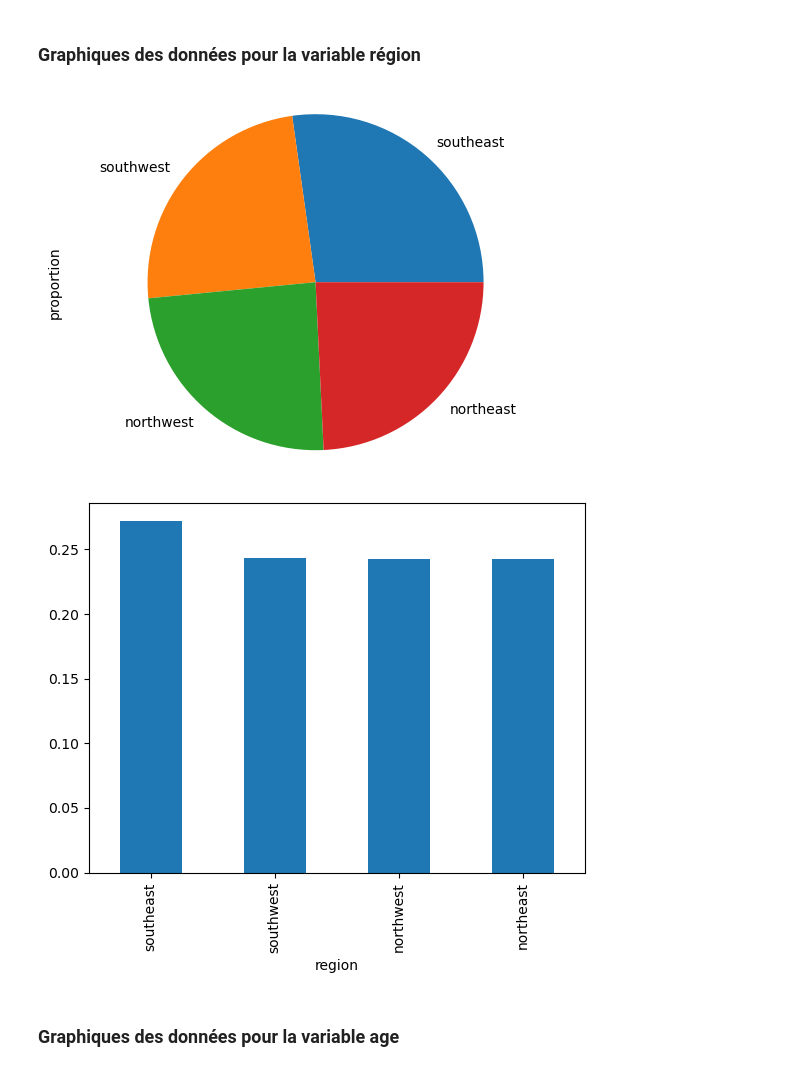
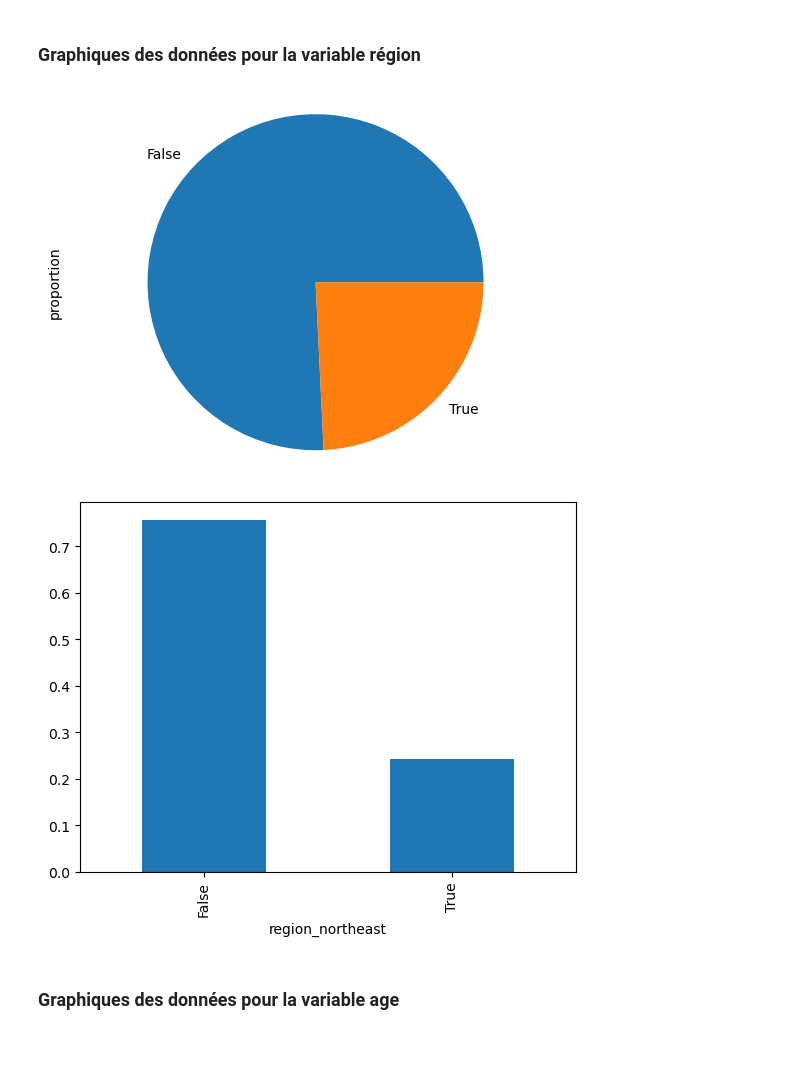
Before and after one commit to Jakimpact/prime-assurance-ia, a Jupyter notebook: analyseData.ipynb, the cells around one changed output. Saved outputs shown, nothing was run; the diff lists cells and outputs as text; code cells hidden in the pictures; blank space fills up the shorter version.

```diff
--- a/analyseData.ipynb
+++ b/analyseData.ipynb
@@ -15,17 +15,17 @@ df = pd.read_csv('datasetClean.csv')
 ### Graphiques des données pour la variable région
 # %%
 # Diagramme en secteurs
-df["region"].value_counts(normalize=True).plot(kind='pie')
+df["region_northeast"].value_counts(normalize=True).plot(kind='pie')
 # Cette ligne assure que le pie chart est un cercle plutôt qu'une éllipse
 plt.axis('equal')
 plt.show() # Affiche le graphique
 
 # Diagramme en tuyaux d'orgues
-df["region"].value_counts(normalize=True).plot(kind='bar')
+df["region_northeast"].value_counts(normalize=True).plot(kind='bar')
 plt.show()
 # %% [output]
-[figure, old version]
+[figure, new version]
-[figure, old version]
+[figure, new version]
 # %% [markdown]
 ### Graphiques des données pour la variable age
 # %%
```
Also changed, not shown: parts of 17 cells of this notebook, 2 other files.
